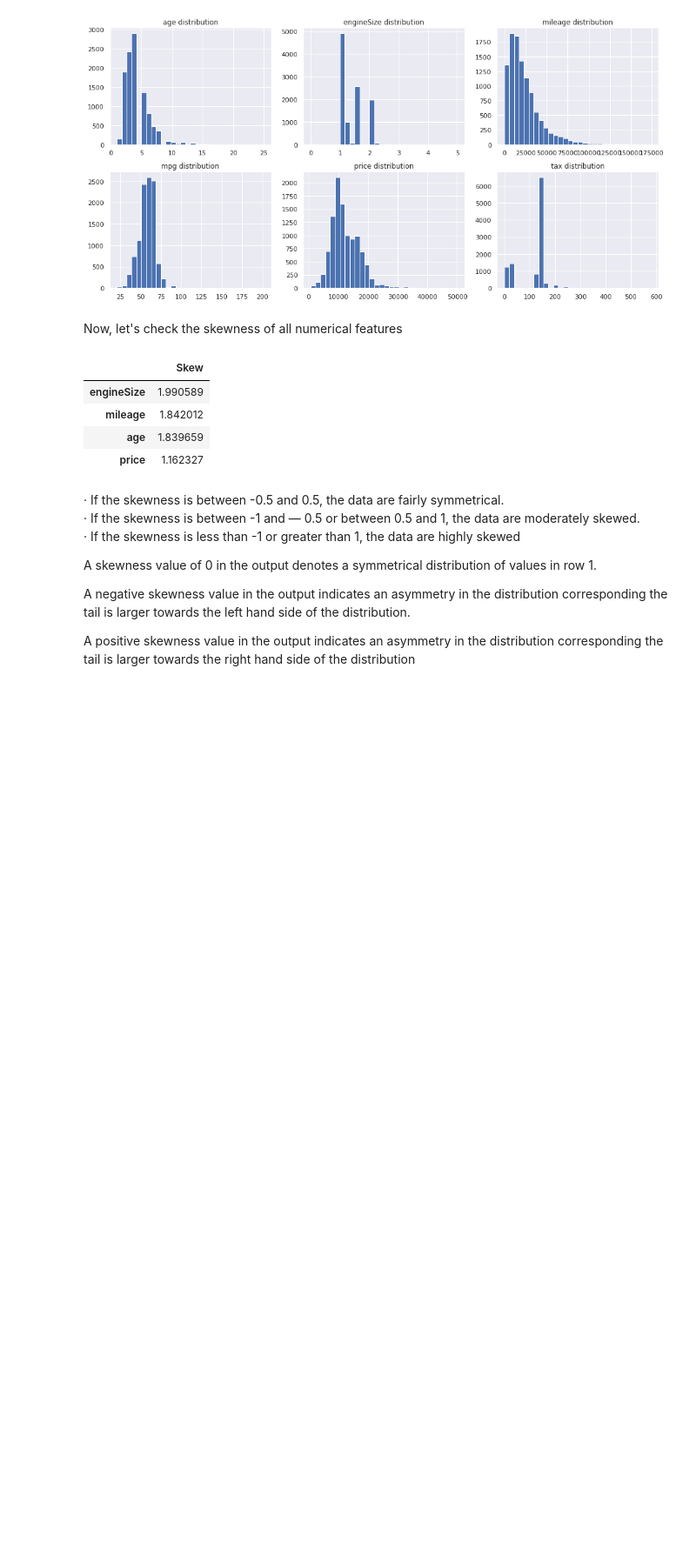
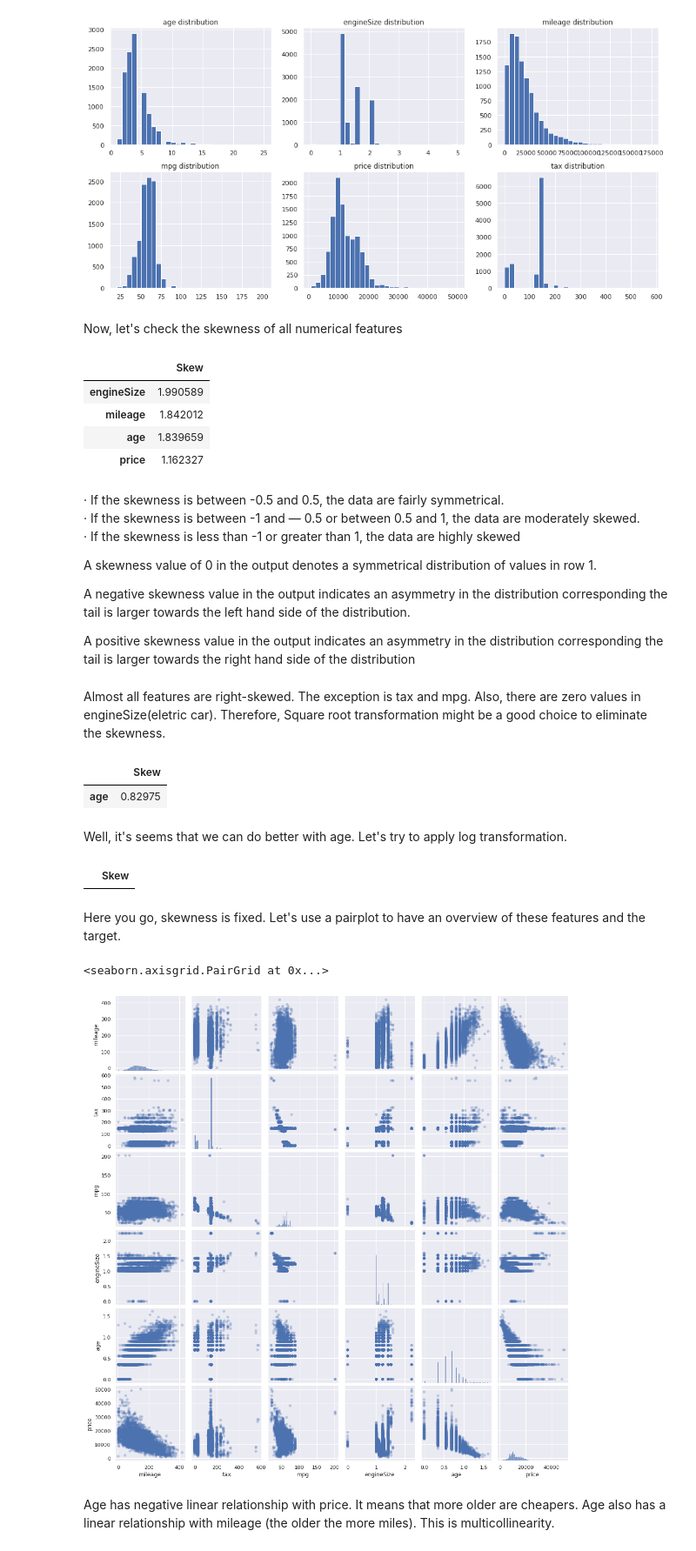
Before and after one commit to kston/ford_regression_regularization, a Jupyter notebook: Ford_Dataset_Linear_Regr_and_Regul.ipynb, the cells around one changed output. Shown at 87% size. Drawn from its saved outputs; the diff is of its cells as text; code cells hidden in the pictures; blank space fills up the shorter version.

```diff
--- a/Ford_Dataset_Linear_Regr_and_Regul.ipynb
+++ b/Ford_Dataset_Linear_Regr_and_Regul.ipynb
@@ -290,3 +290,39 @@ A skewness value of 0 in the output denotes a symmetrical distribution of values
 A negative skewness value in the output indicates an asymmetry in the distribution corresponding the tail is larger towards the left hand side of the distribution.
 
 A positive skewness value in the output indicates an asymmetry in the distribution corresponding the tail is larger towards the right hand side of the distribution
+# %% [markdown]
+Almost all features are right-skewed. The exception is tax and mpg. Also, there are zero values in engineSize(eletric car). Therefore, Square root transformation might be a good choice to eliminate the skewness.
+# %%
+# Applying square root transformation on features
+train_transform = train[num_features].drop('price', axis=1).copy()
+
+for col in list(skew_cols.index):
+  if col != 'price':
+    train_transform[col] = train_transform[col].apply(np.sqrt)
+# %%
+# Look for skewd features again
+skew_df(train_transform, 0.70)
+# %% [output]
+|  | Skew |
+| age | 0.82975 |
+# %% [markdown]
+Well, it's seems that we can do better with age. Let's try to apply log transformation.
+# %%
+for col in list(skew_cols.index):
+  if col == 'age':
+    train_transform[col] = train_transform[col].apply(np.log)
+# %%
+# Look for skewd features again
+skew_df(train_transform, 0.70)
+# %% [output]
+|  | Skew |
+# %% [markdown]
+Here  you go, skewness is fixed. Let's use a pairplot to have an overview of these features and the target.
+# %%
+sns.pairplot(train_transform.join(train['price']), plot_kws=dict(alpha=.3, edgecolor='none'))
+# %% [output]
+<seaborn.axisgrid.PairGrid at 0x...>
+[figure, added]
+# %% [markdown]
+Age has negative linear relationship with price. It means that more older are cheapers.
+Age also has a linear relationship with mileage (the older the more miles). This is multicollinearity.
```
